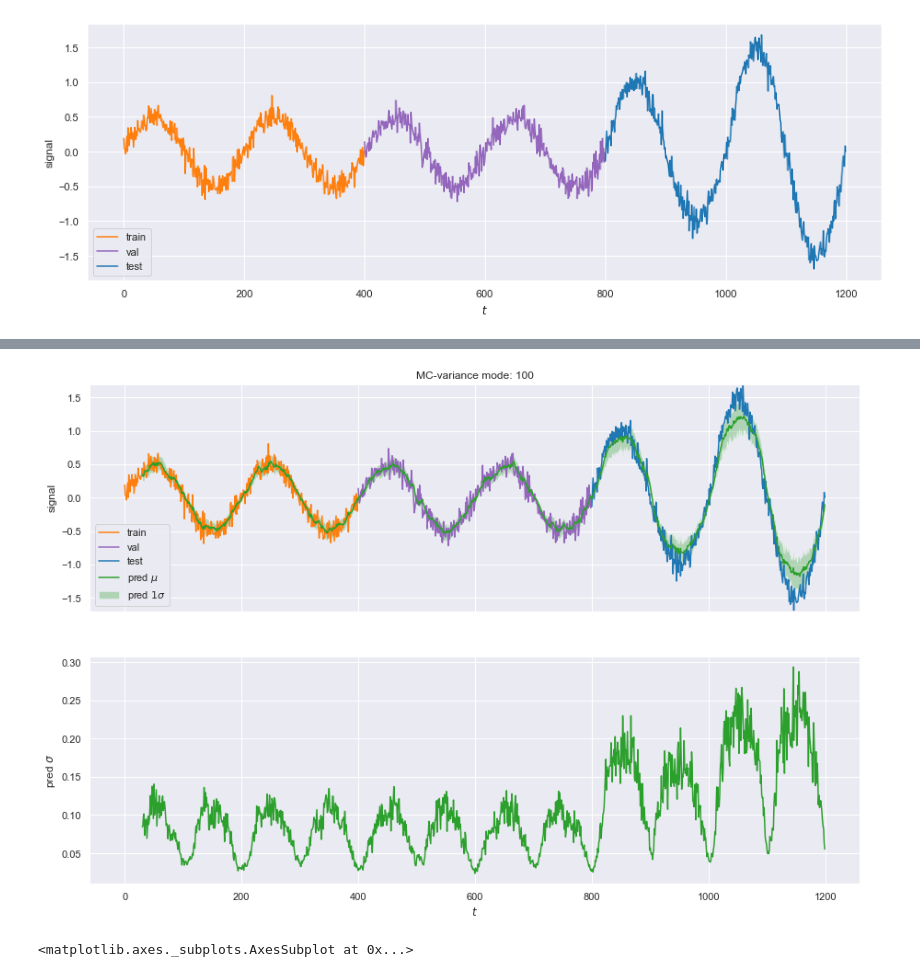
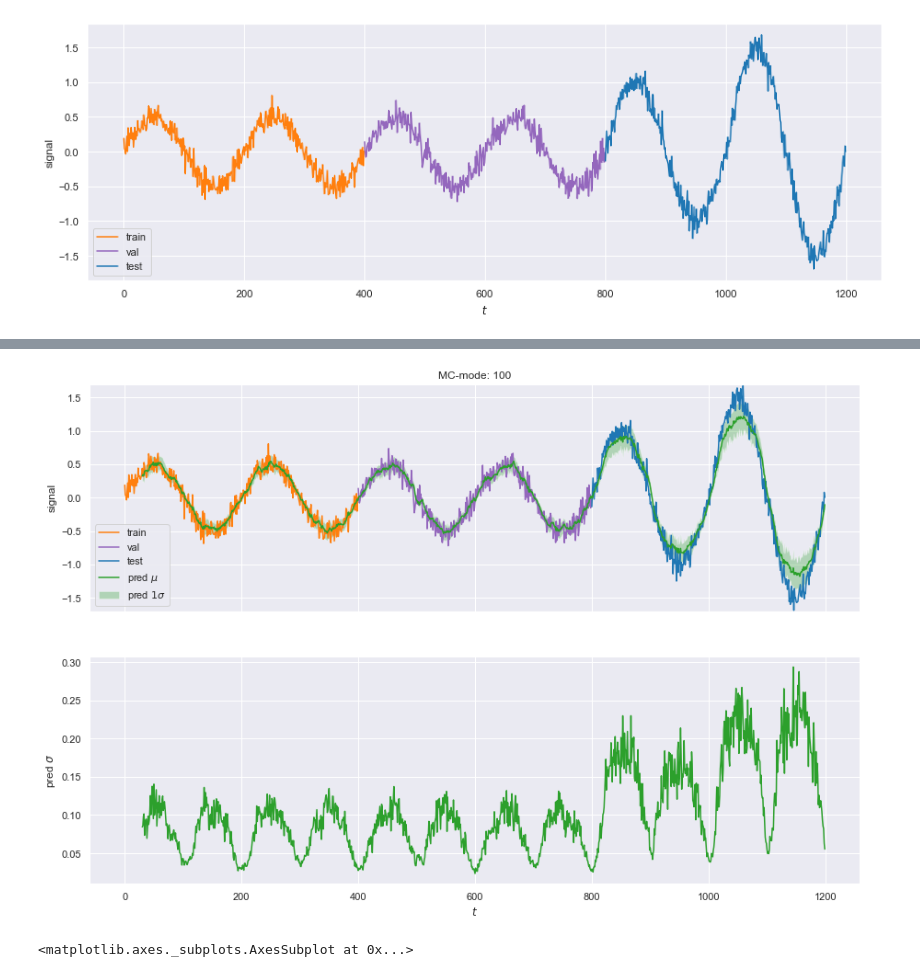
Before and after one commit to gigo-gigo/VPBNN_partial, a Jupyter notebook: nn2vpbnn_rnn_regression_one-step.ipynb, the cells around one changed output, grey strips where cells are left out. Cells and saved outputs as stored; diff of their text form; code cells hidden in the pictures.

```diff
--- a/nn2vpbnn_rnn_regression_one-step.ipynb
+++ b/nn2vpbnn_rnn_regression_one-step.ipynb
@@ -213,33 +214,33 @@ fig.savefig("img/series_upper-mode.pdf", bbox_inches="tight")
 # %%
 vmodel = nn2vpbnn(model, 4)
 
 num_mc = 100
 y_preds = []
 for _ in range(num_mc):
     pred, _ = vmodel.predict(test_gen)
     pred = pred.ravel()
     y_preds.append(pred)
 
 pred_mean = np.mean(y_preds, axis=0)
 pred_std = np.std(y_preds, axis=0)
 
 fig, (ax1, ax2) = plt.subplots(figsize=(15, 10), nrows=2, sharex=True)
 ax1.plot(t[:len(train_X)], X[:len(train_X)], color='tab:orange', label='train')
 ax1.plot(t[len(train_X):len(train_X)+len(val_X)], X[len(train_X):len(train_X)+len(val_X)], color='tab:purple', label='val')
 ax1.plot(t[len(train_X)+len(val_X):], X[len(train_X)+len(val_X):], color='tab:blue', label='test')
 ax1.plot(t[-len(pred_mean):], pred_mean, 'tab:green', label=r'pred $\mu$')
 ax1.fill_between(t[-len(pred_mean):], pred_mean + 1. * pred_std, pred_mean - 1. * pred_std, facecolor='tab:green', alpha=0.3, label=r'pred $1 \sigma$')
 ax1.set_ylabel('signal')
-ax1.set_title("MC-variance mode: {0}".format(num_mc))
+ax1.set_title("MC-mode: {0}".format(num_mc))
 ax1.set_ylim(-1.7, 1.7)
 ax1.legend(loc='lower left')
 
 ax2.plot(t[-len(pred_mean):], pred_std, 'tab:green')
 ax2.set_xlabel(r'$t$')
 ax2.set_ylabel(r'pred $\sigma$')
 fig.savefig("img/series_mc-mode.pdf", bbox_inches="tight")
 # %% [output]
-[figure, old version]
+[figure, new version]
 # %%
 vmodel = nn2vpbnn(model, variance_mode=4)  # MC-mode
 pmodel = keras.Model(inputs=vmodel.input, outputs=vmodel.layers[2].output[0])
```
Also changed, not shown: parts of 4 cells of this notebook, 1 other file.
